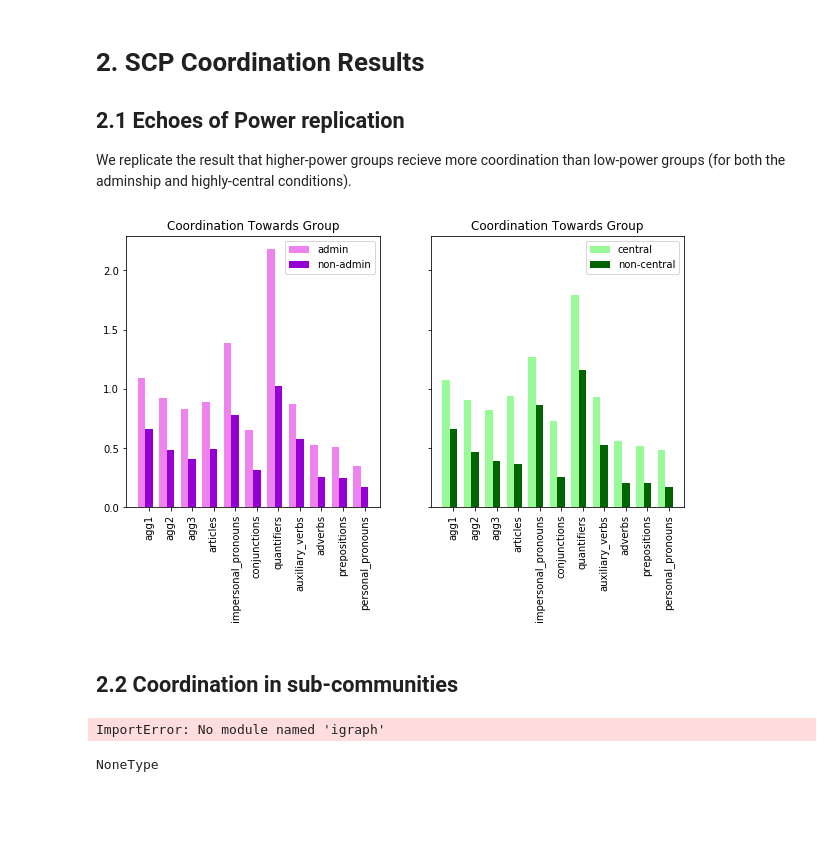
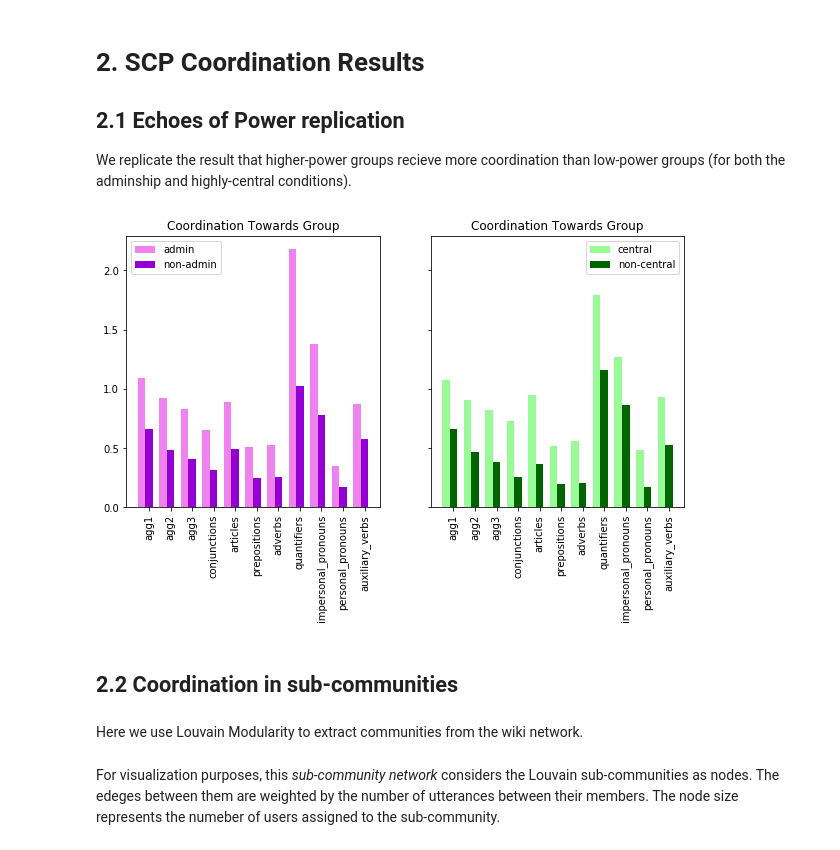
Before and after one commit to winobes/lasn, a Jupyter notebook: Summary.ipynb, the cells around one changed output. Drawn from its saved outputs; the diff is of its cells as text; code cells hidden in the pictures; blank space fills up the shorter version.

```diff
--- a/Summary.ipynb
+++ b/Summary.ipynb
@@ -99,35 +103,21 @@ Per-user marker baselines.
 
 We replicate the result that higher-power groups recieve more coordination than low-power groups (for both the adminship and highly-central conditions).
 # %%
+from alignment import scp, plot_scp
+
 df = posts.merge(users, left_on='user', right_index=True)
 df = df.merge(df, left_index=True, right_on='reply_to', suffixes=('_a', '_b'))
 
 admin_scp = alignment.scp(df, 'admin')
 central_scp = alignment.scp(df, 'highly_central')
+
+data = (admin_scp, central_scp)
+labels = (['admin', 'non-admin'], ['central', 'non-central'])
+colors = (['violet', 'darkviolet'], ['palegreen', 'darkgreen'])
+fig, axs = plt.subplots(nrows=1, ncols=2, sharex=True, sharey=True, figsize=(10,5))
+for ax, d, l, c in zip(axs, data, labels, colors):
+    plot_scp(d, l, ax, c)
+# %% [output]
+[figure, added]
-# %%
-data = (admin_scp, central_scp)
-labels = (['admin', 'non-admin'], ['central', 'non-central'])
-colors = (['violet', 'darkviolet'], ['palegreen', 'darkgreen'])
-groups = [True, False]
-title = 'Coordination Towards Group'
-items = ['agg1', 'agg2', 'agg3'] + markers_list
-
-fig, axs = plt.subplots(nrows=1, ncols=2, sharex=True, sharey=True, figsize=(10,5))
-ind = np.arange(len(items))
-width = 0.35
-
-for ax, d, l, c in zip(axs, data, labels, colors):
-    p = []
-    for i, group in enumerate(groups):
-        values = [d.mean(level=0).loc[group].loc[m] * 100 for m in items]
-        p.append(ax.bar(ind+i*width, list(values), width=width, color=c[i]))
-    ax.legend((p[i][0] for i in range(len(p))), l)
-    ax.set_title(title)
-    ax.set_xticklabels(items)
-    ax.set_xticks(ind+width)
-    for tick in ax.get_xticklabels():
-        tick.set_rotation(90)
-# %% [output]
-[figure, removed]
 # %% [markdown]
 ## 2.2 Coordination in sub-communities
@@ -136,5 +123,0 @@ import networkx as nx
-# %%
-from data.network import create_network
-network = create_network(pairs)
-# %% [output]
-ImportError: No module named 'igraph'
@@ -143,4 +124,2 @@ network = wiki.load_network()
-# %%
-type(network)
-# %% [output]
-NoneType
+# %% [markdown]
+Here we use Louvain Modularity to extract communities from the wiki network.
@@ -146,0 +142,2 @@ NoneType
+# %% [markdown]
+For visualization purposes, this _sub-community network_ considers the Louvain sub-communities as nodes. The edeges between them are weighted by the number of utterances between their members. The node size represents the numeber of users assigned to the sub-community.
```
Also changed, not shown: parts of 41 cells of this notebook, 8 other files.
